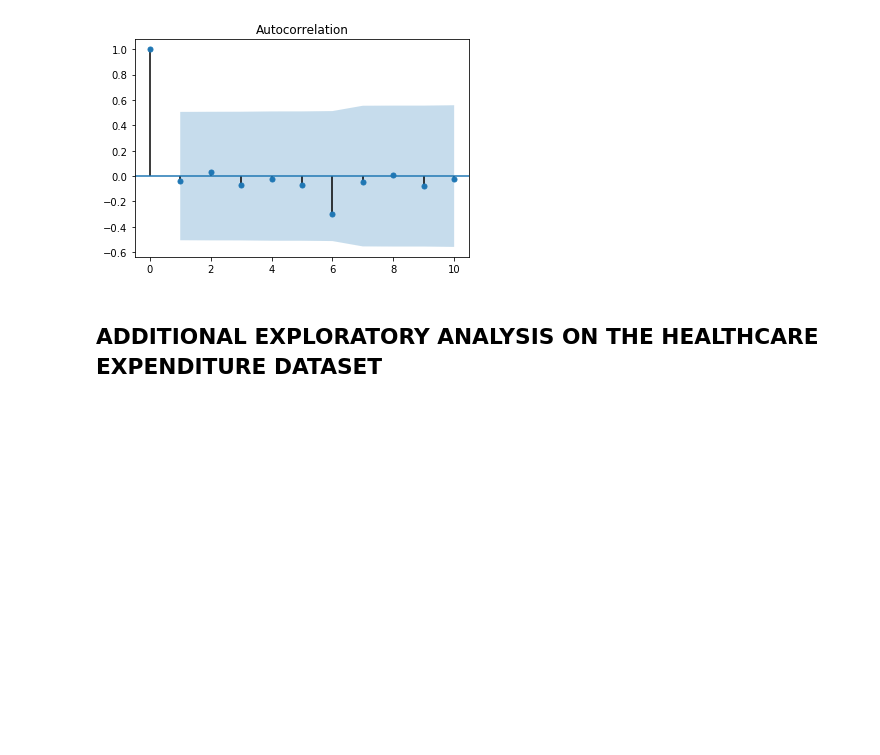
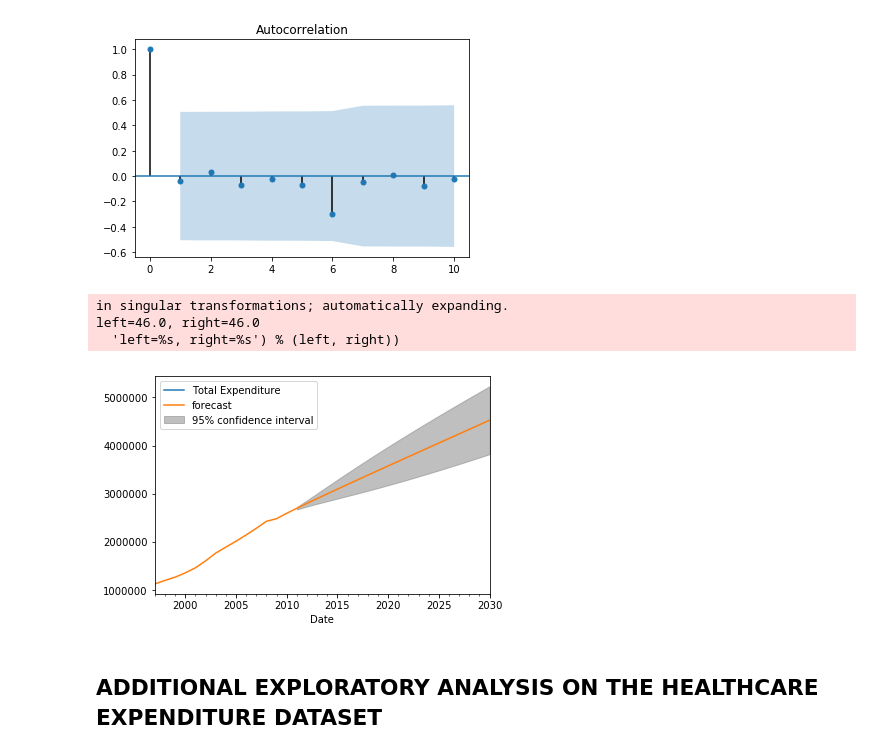
Before and after one commit to judesgit/GA-Data_Science, a Jupyter notebook: projects/final-project/Jude Nwosu -- GA Project -- HealthCare Final Project.ipynb, the cells around one changed output. Saved outputs shown, nothing was run; the diff lists cells and outputs as text; code cells hidden in the pictures; blank space fills up the shorter version.

```diff
--- a/projects/final-project/Jude Nwosu -- GA Project -- HealthCare Final Project.ipynb
+++ b/projects/final-project/Jude Nwosu -- GA Project -- HealthCare Final Project.ipynb
@@ -319,6 +349,18 @@ plot_acf(model.resid, lags=10)
 # %% [output]
 [figure]
 [figure]
+# %%
+import matplotlib.pyplot as plt
+
+fig, ax = plt.subplots()
+ax = Medicare1['2016'].plot(ax=ax)
+
+fig = model.plot_predict(2, 35, ax=ax, plot_insample=False)
+# %% [output]
+in singular transformations; automatically expanding.
+left=46.0, right=46.0
+  'left=%s, right=%s') % (left, right))
+[figure, added]
 # %% [markdown]
 ## ADDITIONAL EXPLORATORY ANALYSIS ON THE HEALTHCARE EXPENDITURE DATASET
 # %%
```
Also changed, not shown: parts of 5 cells of this notebook.
